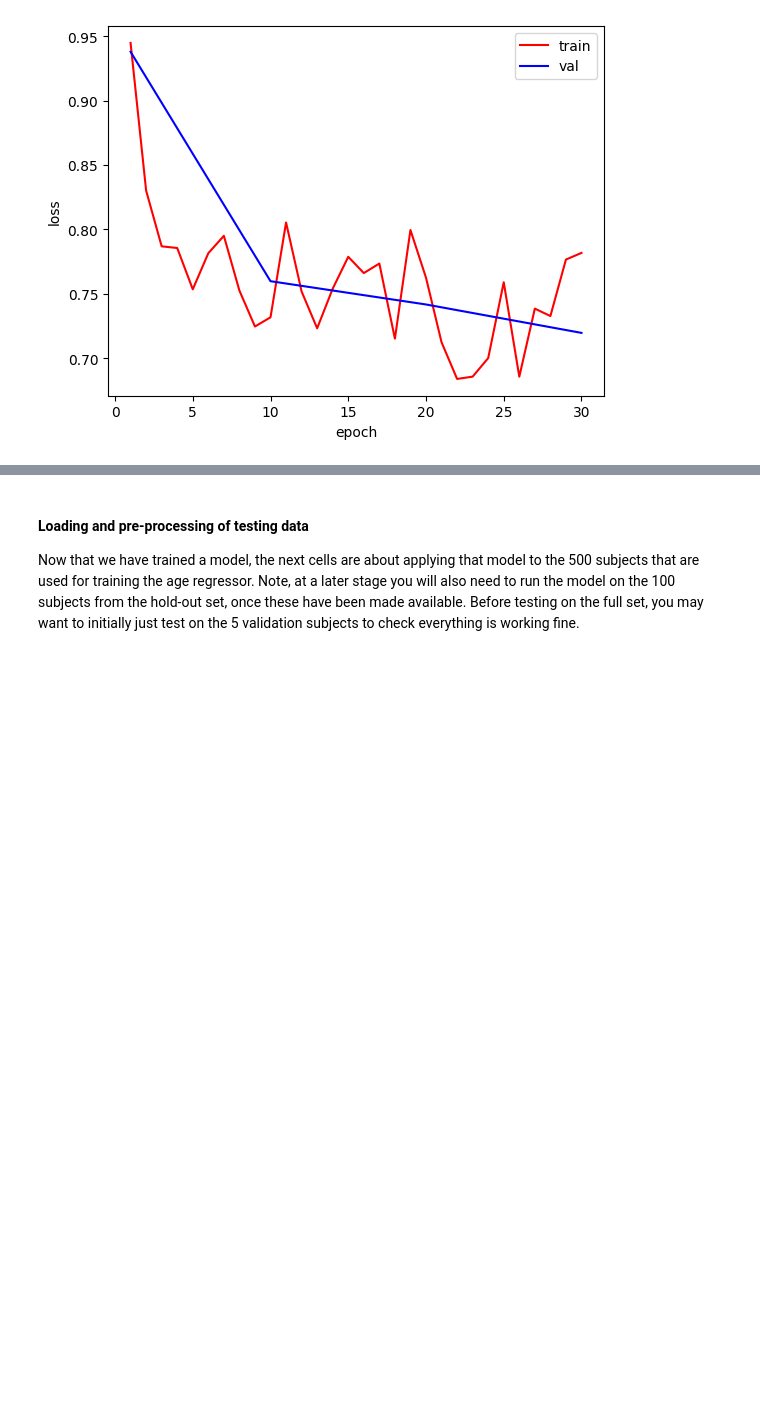
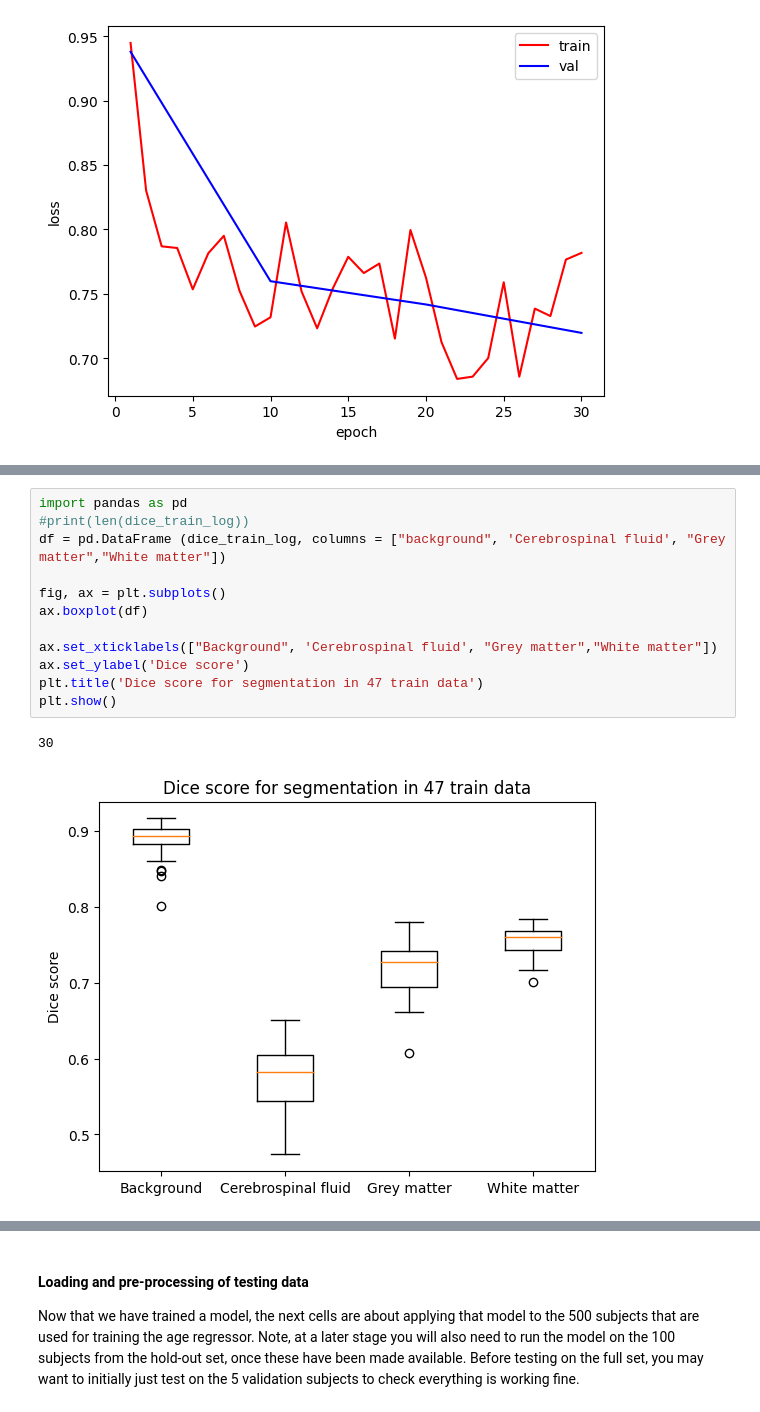
Before and after one commit to jdy22/ml_for_imaging, a Jupyter notebook: CW-Brain-Age-Regression.ipynb, the cells around one changed output, grey strips where cells are left out. Drawn from its saved outputs; the diff is of its cells as text; blank space fills up the shorter version.

```diff
--- a/CW-Brain-Age-Regression.ipynb
+++ b/CW-Brain-Age-Regression.ipynb
@@ -631,0 +638,15 @@ plt.show()
+# %%
+import pandas as pd
+#print(len(dice_train_log))
+df = pd.DataFrame (dice_train_log, columns = ["background", 'Cerebrospinal fluid', "Grey matter","White matter"])
+
+fig, ax = plt.subplots()
+ax.boxplot(df)
+
+ax.set_xticklabels(["Background", 'Cerebrospinal fluid', "Grey matter","White matter"])
+ax.set_ylabel('Dice score')
+plt.title('Dice score for segmentation in 47 train data')
+plt.show()
+# %% [output]
+30
+[figure, added]
```
Also changed, not shown: parts of 4 cells of this notebook.
